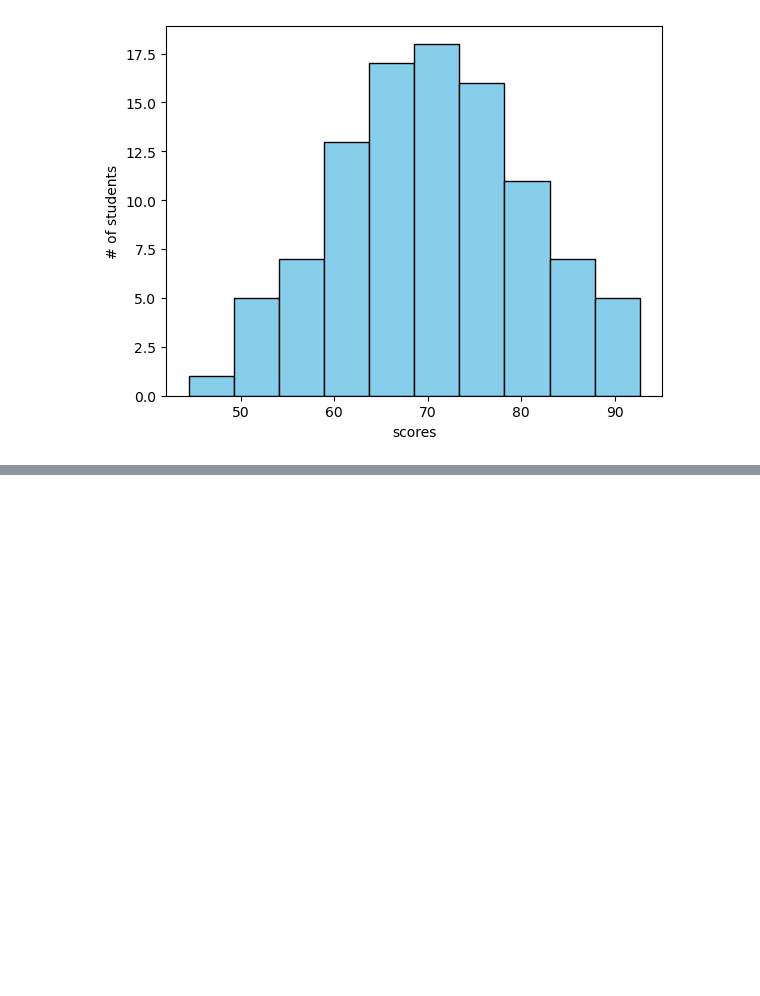
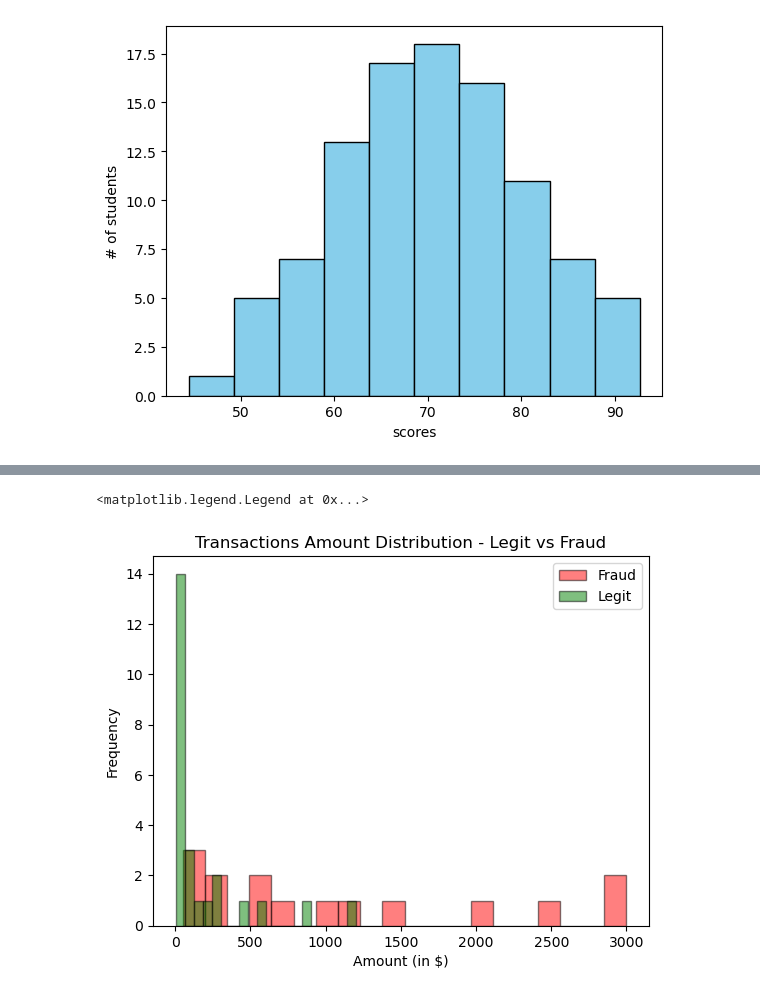
Before and after one commit to OMPRAKASH261/Prime-AI_ML_DS, a Jupyter notebook: DataVisualization/matplotlib_tutorial.ipynb, the cells around one changed output, grey strips where cells are left out. Cells and saved outputs as stored; diff of their text form; code cells hidden in the pictures; blank space fills up the shorter version.

```diff
--- a/DataVisualization/matplotlib_tutorial.ipynb
+++ b/DataVisualization/matplotlib_tutorial.ipynb
@@ -397,0 +406,24 @@ Text(0.5, 1.0, 'distribution of marks for students')
+# %%
+# multiple datasets
+legit_transactions = [
+    2.99, 5.49, 8.99, 12.50, 14.99, 19.99, 23.45, 29.99, 34.99, 39.50,
+    45.00, 49.99, 55.25, 60.00, 75.99, 89.99, 120.50, 150.00, 199.99,
+    249.99, 300.75, 450.00, 600.00, 850.00, 1200.00
+]
+
+fraud_transactions = [
+    50, 100, 150, 200, 300, 500, 500, 750, 1000,
+    1200, 1500, 2000, 2500, 3000, 3000
+]
+
+# Transaction Amount Distribution - Legit vs Fraud
+plt.hist(fraud_transactions, color="red", bins=20, label="Fraud", edgecolor="black", alpha=0.5)
+plt.hist(legit_transactions, color="green", bins=20, label="Legit", edgecolor="black", alpha=0.5)
+
+plt.title("Transactions Amount Distribution - Legit vs Fraud")
+plt.xlabel("Amount (in $)")
+plt.ylabel("Frequency")
+plt.legend()
+# %% [output]
+<matplotlib.legend.Legend at 0x...>
+[figure, added]
```
Also changed, not shown: parts of 8 cells of this notebook.
